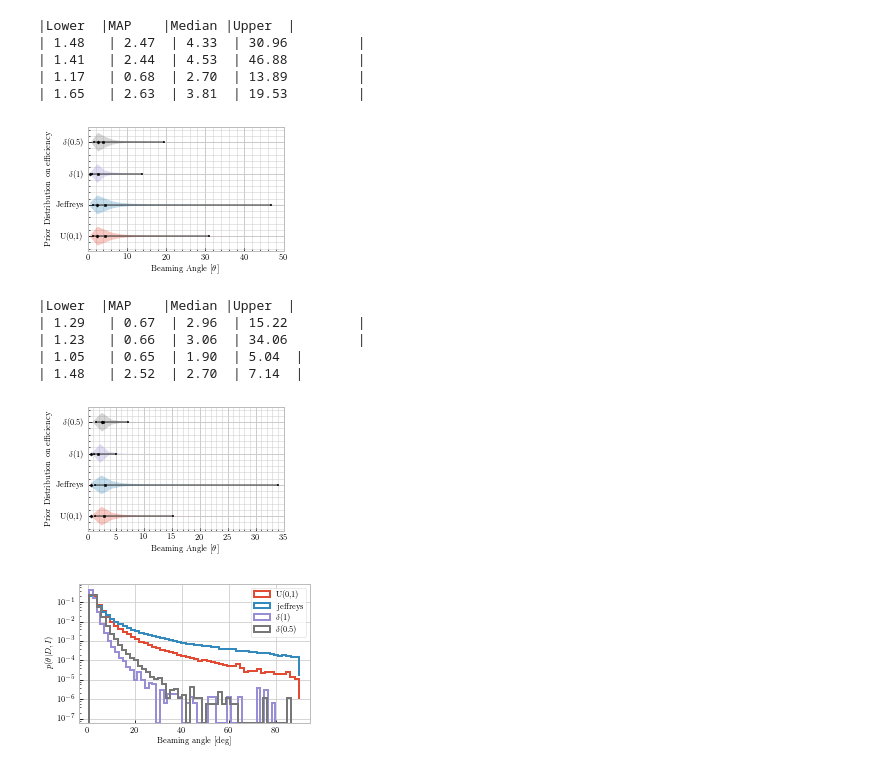
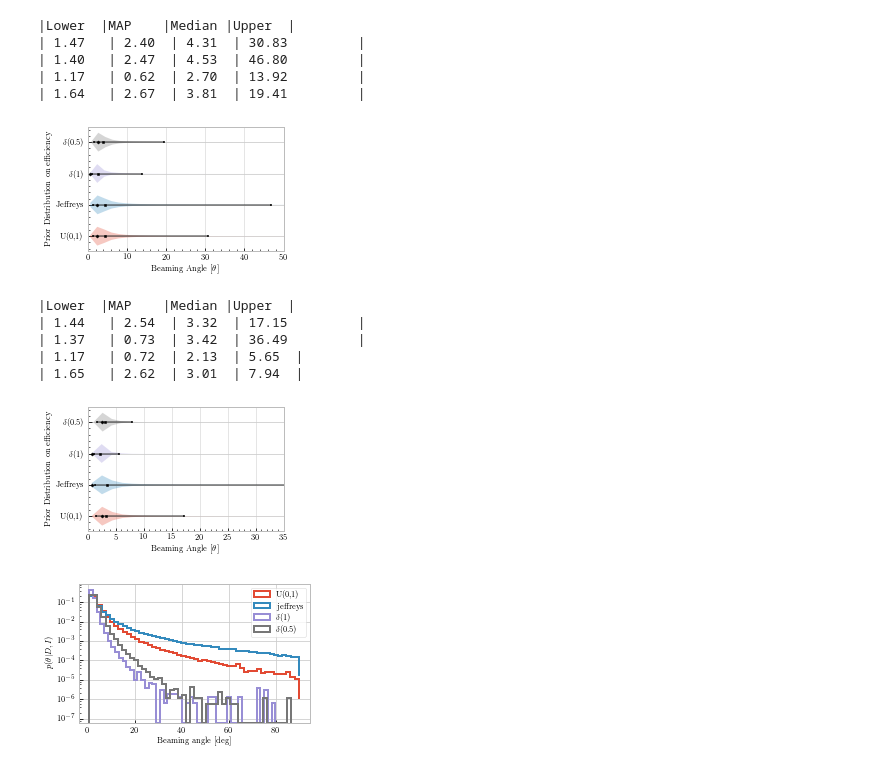
Before and after one commit to transientlunatic/grbeams, a Jupyter notebook: notebooks/GRB Beaming Angle estimation using PyMC3.ipynb, the cells around one changed output. Saved outputs shown, nothing was run; the diff lists cells and outputs as text; code cells hidden in the pictures.

```diff
--- a/notebooks/GRB Beaming Angle estimation using PyMC3.ipynb
+++ b/notebooks/GRB Beaming Angle estimation using PyMC3.ipynb
@@ -94,11 +104,11 @@ o1_models = []
 for prior in priors:
     o1_models.append( grb_model(number_events, background_rate, observation_time, horizon, grb_rate, prior))
 # %%
-# O2 Scenarios
+# 2016-2017 Scenarios
 number_events = 1 # Assume O2 will see one BNS observation
 background_rate = 0.01 # We take the FAR to be 1/100 yr
 observation_time = 0.5 # The number of years of analysis conducted
-duty_cycle = 0.4
+duty_cycle = 0.5
 observation_time *= duty_cycle
 horizon = 80.0  # The O1 BNS horizon distance in O1 BNS paper
 grb_rate = 10.0
@@ -108,3 +142,15 @@ for prior in priors:
+# %%
+# 2022+ Scenarios
+number_events = 20 # Assume O2 will see one BNS observation
+background_rate = 0.01 # We take the FAR to be 1/100 yr
+observation_time = 1.0 # The number of years of analysis conducted
+duty_cycle = 0.5
+observation_time *= duty_cycle
+horizon = 200.0  # The O1 BNS horizon distance in O1 BNS paper
+grb_rate = 10.0
+o5_models = []
+for prior in priors:
+    o5_models.append( grb_model(number_events, background_rate, observation_time, horizon, grb_rate, prior))
 # %%
 samples = 1000000
 # %%
@@ -119,6 +165,24 @@ for model in o2_models:
     with model:
         step = pm.Metropolis()
         o2_traces.append(pm.sample(samples, step))
+
+o3_traces = []
+for model in o3_models:
+    with model:
+        step = pm.Metropolis()
+        o3_traces.append(pm.sample(samples, step))
+
+o4_traces = []
+for model in o4_models:
+    with model:
+        step = pm.Metropolis()
+        o4_traces.append(pm.sample(samples, step))
+
+o5_traces = []
+for model in o5_models:
+    with model:
+        step = pm.Metropolis()
+        o5_traces.append(pm.sample(samples, step))
 # %%
 priors = ["U(0,1)", "jeffreys", "$\delta(1)$", "$\delta(0.5)$"]
 f, ax = plt.subplots(4,len(priors), figsize = (6, 8))
@@ -368,18 +413,18 @@ for i in range(len(priors)):
     axis.set_xlim([0, 50])
     ax.get_xaxis().set_minor_locator(matplotlib.ticker.AutoMinorLocator())
     ax.get_yaxis().set_minor_locator(matplotlib.ticker.AutoMinorLocator())
-    ax.grid(b=True, which='major', linewidth=1.0)
-    ax.grid(b=True, which='minor', linewidth=0.5)
+    ax.grid(b=True, axis='x', which='major', linewidth=0.5)
+    #ax.grid(b=True, which='minor', linewidth=0.5)
 ax.set_xlabel(r"Beaming Angle [$\theta$]")
 ax.set_ylabel(r"Prior Distribution on efficiency")
 f.subplots_adjust(0.20, 0.15, .98, .95, wspace=0.05)
 f.savefig("O1_beaming_posteriors_violin.pdf")
 # %% [output]
 |Lower  |MAP    |Median |Upper  |
-| 1.48   | 2.47  | 4.33  | 30.96         |
-| 1.41   | 2.44  | 4.53  | 46.88         |
-| 1.17   | 0.68  | 2.70  | 13.89         |
-| 1.65   | 2.63  | 3.81  | 19.53         |
+| 1.47   | 2.40  | 4.31  | 30.83         |
+| 1.40   | 2.47  | 4.53  | 46.80         |
+| 1.17   | 0.62  | 2.70  | 13.92         |
+| 1.64   | 2.67  | 3.81  | 19.41         |
 [figure]
 # %%
 width = 3.487 #* 2
@@ -404,40 +449,39 @@ for i in range(len(priors)):
                      #showmeans = True, showmedians=True,
                       showmeans=False, showextrema=False, showmedians=False)
 
     lower, medians, upper = np.percentile(data, [2.5, 50, 97.50])
     hist = np.histogram(data, bins = 50)
     MAP = hist[1][np.argmax(hist[0])]
 
 
 
     ax.hlines(pos[i], lower, upper, color='#333333', linestyle='-', lw=2, alpha = 0.5)
 
     ax.scatter( [lower, upper], [pos[i]]*2, marker='|', color='k', s=5, zorder=3)
     ax.scatter( [MAP], pos[i], marker='D', color='k', s=5, zorder=3)
     ax.scatter( [medians], pos[i], marker='s', color='k', s=5, zorder=3)
     #ax2.vlines(inds, whiskersMin, whiskersMax, color='k', linestyle='-', lw=1)
 
     print "| {:.2f}\t | {:.2f}\t | {:.2f}\t | {:.2f}\t |".format(lower, MAP, medians, upper)
 
     axis = ax
     axis.set_yticks(pos)
     axis.set_yticklabels(priors)
     axis.set_xlim([0, 35])
     ax.get_xaxis().set_minor_locator(matplotlib.ticker.AutoMinorLocator())
     ax.get_yaxis().set_minor_locator(matplotlib.ticker.AutoMinorLocator())
-    ax.grid(b=True, which='major', linewidth=1.0)
-    ax.grid(b=True, which='minor', linewidth=0.5)
+    ax.grid(b=True, axis='x', which='major', linewidth=0.5)
 ax.set_xlabel(r"Beaming Angle [$\theta$]")
 ax.set_ylabel(r"Prior Distribution on efficiency")
 f.subplots_adjust(0.20, 0.15, .98, .95, wspace=0.05)
 f.savefig("O2_beaming_posteriors_violin.pdf")
 # %% [output]
 |Lower  |MAP    |Median |Upper  |
-| 1.29   | 0.67  | 2.96  | 15.22         |
-| 1.23   | 0.66  | 3.06  | 34.06         |
-| 1.05   | 0.65  | 1.90  | 5.04  |
-| 1.48   | 2.52  | 2.70  | 7.14  |
+| 1.44   | 2.54  | 3.32  | 17.15         |
+| 1.37   | 0.73  | 3.42  | 36.49         |
+| 1.17   | 0.72  | 2.13  | 5.65  |
+| 1.65   | 2.62  | 3.01  | 7.94  |
-[figure, old version]
+[figure, new version]
 # %%
 priors = ["U(0,1)", "jeffreys", "$\delta(1)$", "$\delta(0.5)$"]
 width = 3.487 #* 2
```
Also changed, not shown: parts of 27 cells of this notebook.
